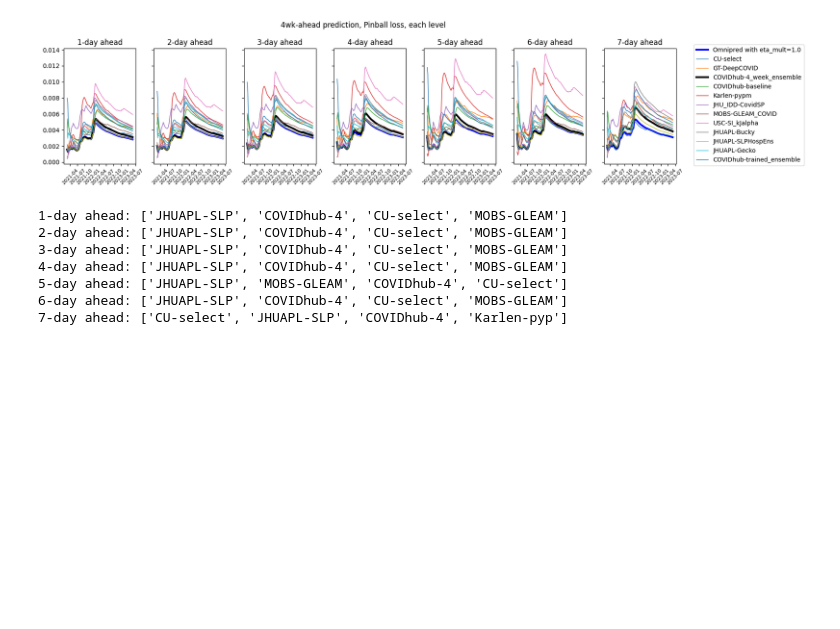
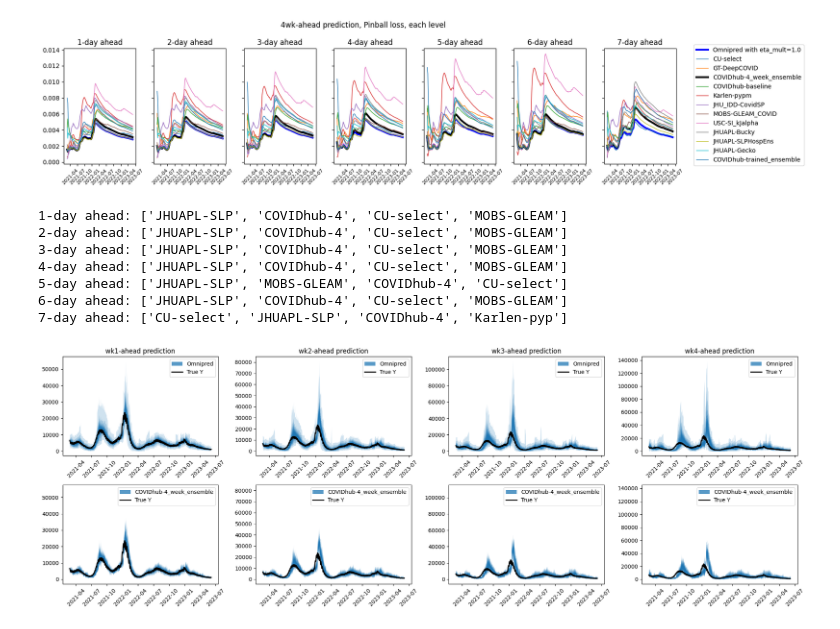
Before and after one commit to hysk79/omni-quantile, a Jupyter notebook: src/covid_hosp_weekly_wql_multiH.ipynb, the cells around one changed output. Cells and saved outputs as stored; diff of their text form; code cells hidden in the pictures; blank space fills up the shorter version.

```diff
--- a/src/covid_hosp_weekly_wql_multiH.ipynb
+++ b/src/covid_hosp_weekly_wql_multiH.ipynb
@@ -186,7 +186,7 @@ for w in range(1,5):
     handles, labels = ax[0].get_legend_handles_labels()
     fig.legend(handles, labels, loc='center left', bbox_to_anchor=(1, 0.5), fontsize=10)
 
-    fig.suptitle(f'{w}wk-ahead prediction, Pinball loss, each level')
+    fig.suptitle(f'{w}wk-ahead prediction, Quantile loss')
     fig.tight_layout()
     plt.show()
 
@@ -227,3 +227,46 @@ for w in range(1,5):
 5-day ahead: ['JHUAPL-SLP', 'MOBS-GLEAM', 'COVIDhub-4', 'CU-select']
 6-day ahead: ['JHUAPL-SLP', 'COVIDhub-4', 'CU-select', 'MOBS-GLEAM']
 7-day ahead: ['CU-select', 'JHUAPL-SLP', 'COVIDhub-4', 'Karlen-pyp']
+# %%
+def quantile_plot_multiH(results, q_preds=None, color='tab:blue', alpha_list=None, ax=None, label=None):
+    if ax is None:
+        ax = plt.gca()
+    if alpha_list is None:
+        alpha_list = results['alpha_list']
+    if q_preds is None:
+        print("Default: using omnipred phat history")
+        q_preds = results['phat_history']
+
+    for i in range((len(alpha_list)+1) // 2):
+        if alpha_list[i] + alpha_list[len(alpha_list)-1-i] != 1:
+            raise ValueError("alpha_list is not symmetric")
+
+    q_preds = q_preds.reshape(results['T']*results['H'],-1)
+
+    dates_list = pd.to_datetime(results['dates_list'])
+    for ia, alpha_q in enumerate(alpha_list):
+        if alpha_q > 0.5:
+            break
+        alpha = 0.2 + alpha_q*6/5
+        ax.fill_between(dates_list,
+                        y1=q_preds[:,ia] * results['unit'],
+                        y2=q_preds[:,len(alpha_list)-1-ia] * results['unit'],
+                        color=color, alpha=alpha, linewidth=0, label=(label if ia == (len(alpha_list)//2-1) else None)
+                        )
+    ax.tick_params(axis='x', rotation=45)
+    ax.plot(dates_list, results['Y']*results['unit'], color='black', linewidth=2, label='True Y')
+    ax.legend()
+
+    return ax
+
+eta_mult = 1.0
+fig, ax = plt.subplots(2, 4, figsize=(20, 7), sharey='col')
+for w in range(1,5):
+    results = pickle.load(open(f"{SAVE_DIR}/results_{exp_name_string_wql_multiH(w, eta_mult)}.pkl", 'rb'))
+    quantile_plot_multiH(results, q_preds=results['phat_history'], ax=ax[0, w-1], label='Omnipred')   # omnipred
+    quantile_plot_multiH(results, q_preds=results['forecasters_preds_history'][:,:,2], ax=ax[1, w-1], label=results['forecaster_names'][2])   # pinball
+    ax[0, w-1].set_title(f'wk{w}-ahead prediction')
+
+fig.tight_layout()
+# %% [output]
+[figure, added]
```
Also changed, not shown: parts of 1 cell of this notebook, 12 other files.
